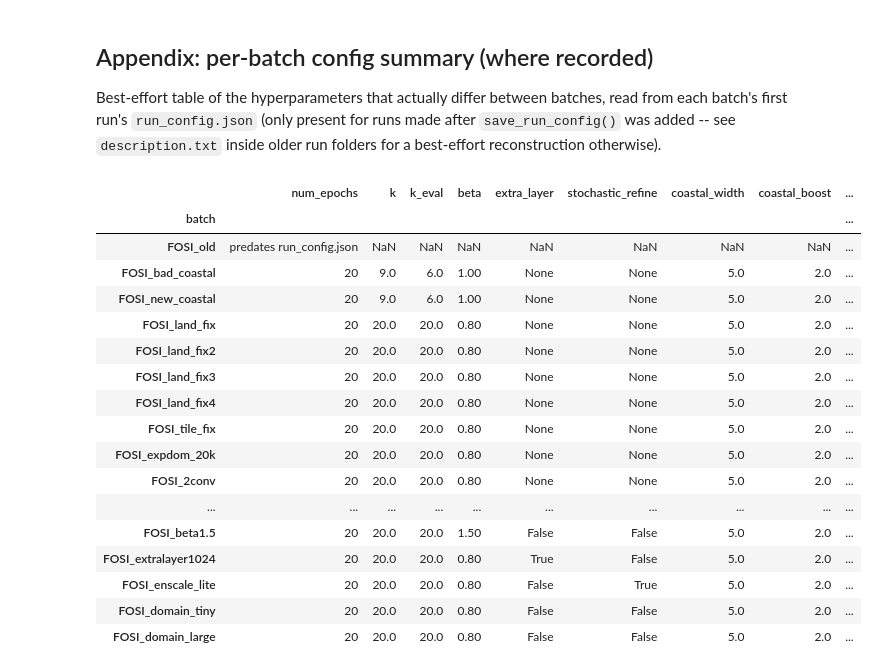
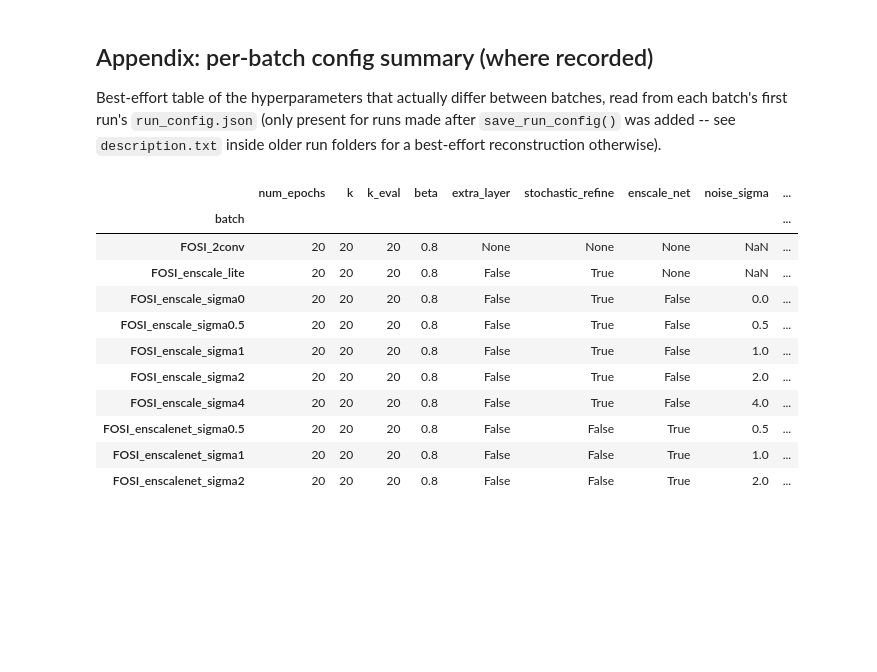
Before and after one commit to skylargale/sea-ice-downscaling, a Jupyter notebook: evaluation/compare_all_batches.ipynb, the cells around one changed output. Saved outputs shown, nothing was run; the diff lists cells and outputs as text; code cells hidden in the pictures; blank space fills up the shorter version.

Commit message:
Updated eval + testing scripts

```diff
--- a/evaluation/compare_all_batches.ipynb
+++ b/evaluation/compare_all_batches.ipynb
@@ -113,7 +277,17 @@ def ordered_batches(present):
     return ordered + extra
 
 
-BATCHES = ordered_batches(set(metrics_long["batch"].unique()))
+all_batches_present = set(metrics_long["batch"].unique())
+if SELECTED_BATCHES is not None:
+    wanted = set(SELECTED_BATCHES) | {BASELINE_BATCH}
+    missing = wanted - all_batches_present
+    if missing:
+        print(f"Warning: requested batches not found on disk, skipping: {sorted(missing)}")
+    present = wanted & all_batches_present
+else:
+    present = all_batches_present
+
+BATCHES = ordered_batches(present)
 print(f"{len(BATCHES)} batches, in comparison order:")
 for b in BATCHES:
     print(" ", b)
@@ -386,41 +601,46 @@ run folders for a best-effort reconstruction otherwise).
 # %%
 CONFIG_FIELDS = [
     "num_epochs", "k", "k_eval", "beta", "extra_layer", "stochastic_refine",
+    "enscale_net", "noise_sigma",
     "coastal_width", "coastal_boost", "land_threshold", "subdomain",
+    # Added 2026-08-06 alongside the coastal_channel/classification_head/
+    # attention_end/calibrate_from toggles.
+    "coastal_channel", "classification_head", "classif_weight",
+    "attention_end", "attn_window_size", "attn_num_heads",
+    "calibrate_from", "freeze_backbone",
 ]
 
 config_rows = []
 for batch in BATCHES:
-    run_dirs = sorted(glob.glob(os.path.join(RESULTS_DIR, batch, "*")))
+    # Look up an actual (folder, run) pair for this batch from metrics_long
+    # instead of globbing RESULTS_DIR/<batch>/* directly -- "batch" can now
+    # be "<folder>/<arm>" (see cell 2's arm-expansion), which isn't a real
+    # path component on disk, only "<folder>/<run>" is.
+    sub = metrics_long.loc[metrics_long["batch"] == batch, ["folder", "run"]]
     row = {"batch": batch}
-    if run_dirs:
-        cfg_path = os.path.join(run_dirs[0], "run_config.json")
+    if len(sub):
+        folder, run_name = sub.iloc[0]
+        cfg_path = os.path.join(RESULTS_DIR, folder, run_name, "run_config.json")
         if os.path.exists(cfg_path):
             with open(cfg_path) as f:
                 cfg = json.load(f)
             for field in CONFIG_FIELDS:
                 row[field] = cfg.get(field, None)
         else:
             row["num_epochs"] = "predates run_config.json"
     config_rows.append(row)
 
 pd.DataFrame(config_rows).set_index("batch")
 # %% [output]
-|  | num_epochs | k | k_eval | beta | extra_layer | stochastic_refine | coastal_width | coastal_boost | ... |
+|  | num_epochs | k | k_eval | beta | extra_layer | stochastic_refine | enscale_net | noise_sigma | ... |
 | batch |  |  |  |  |  |  |  |  | ... |
-| FOSI_old | predates run_config.json | NaN | NaN | NaN | NaN | NaN | NaN | NaN | ... |
-| FOSI_bad_coastal | 20 | 9.0 | 6.0 | 1.00 | None | None | 5.0 | 2.0 | ... |
-| FOSI_new_coastal | 20 | 9.0 | 6.0 | 1.00 | None | None | 5.0 | 2.0 | ... |
-| FOSI_land_fix | 20 | 20.0 | 20.0 | 0.80 | None | None | 5.0 | 2.0 | ... |
-| FOSI_land_fix2 | 20 | 20.0 | 20.0 | 0.80 | None | None | 5.0 | 2.0 | ... |
-| FOSI_land_fix3 | 20 | 20.0 | 20.0 | 0.80 | None | None | 5.0 | 2.0 | ... |
-| FOSI_land_fix4 | 20 | 20.0 | 20.0 | 0.80 | None | None | 5.0 | 2.0 | ... |
-| FOSI_tile_fix | 20 | 20.0 | 20.0 | 0.80 | None | None | 5.0 | 2.0 | ... |
-| FOSI_expdom_20k | 20 | 20.0 | 20.0 | 0.80 | None | None | 5.0 | 2.0 | ... |
-| FOSI_2conv | 20 | 20.0 | 20.0 | 0.80 | None | None | 5.0 | 2.0 | ... |
-| ... | ... | ... | ... | ... | ... | ... | ... | ... | ... |
-| FOSI_beta1.5 | 20 | 20.0 | 20.0 | 1.50 | False | False | 5.0 | 2.0 | ... |
-| FOSI_extralayer1024 | 20 | 20.0 | 20.0 | 0.80 | True | False | 5.0 | 2.0 | ... |
-| FOSI_enscale_lite | 20 | 20.0 | 20.0 | 0.80 | False | True | 5.0 | 2.0 | ... |
-| FOSI_domain_tiny | 20 | 20.0 | 20.0 | 0.80 | False | False | 5.0 | 2.0 | ... |
-| FOSI_domain_large | 20 | 20.0 | 20.0 | 0.80 | False | False | 5.0 | 2.0 | ... |
+| FOSI_2conv | 20 | 20 | 20 | 0.8 | None | None | None | NaN | ... |
+| FOSI_enscale_lite | 20 | 20 | 20 | 0.8 | False | True | None | NaN | ... |
+| FOSI_enscale_sigma0 | 20 | 20 | 20 | 0.8 | False | True | False | 0.0 | ... |
+| FOSI_enscale_sigma0.5 | 20 | 20 | 20 | 0.8 | False | True | False | 0.5 | ... |
+| FOSI_enscale_sigma1 | 20 | 20 | 20 | 0.8 | False | True | False | 1.0 | ... |
+| FOSI_enscale_sigma2 | 20 | 20 | 20 | 0.8 | False | True | False | 2.0 | ... |
+| FOSI_enscale_sigma4 | 20 | 20 | 20 | 0.8 | False | True | False | 4.0 | ... |
+| FOSI_enscalenet_sigma0.5 | 20 | 20 | 20 | 0.8 | False | False | True | 0.5 | ... |
+| FOSI_enscalenet_sigma1 | 20 | 20 | 20 | 0.8 | False | False | True | 1.0 | ... |
+| FOSI_enscalenet_sigma2 | 20 | 20 | 20 | 0.8 | False | False | True | 2.0 | ... |
```
Also changed, not shown: parts of 18 cells of this notebook, 22 other files.
